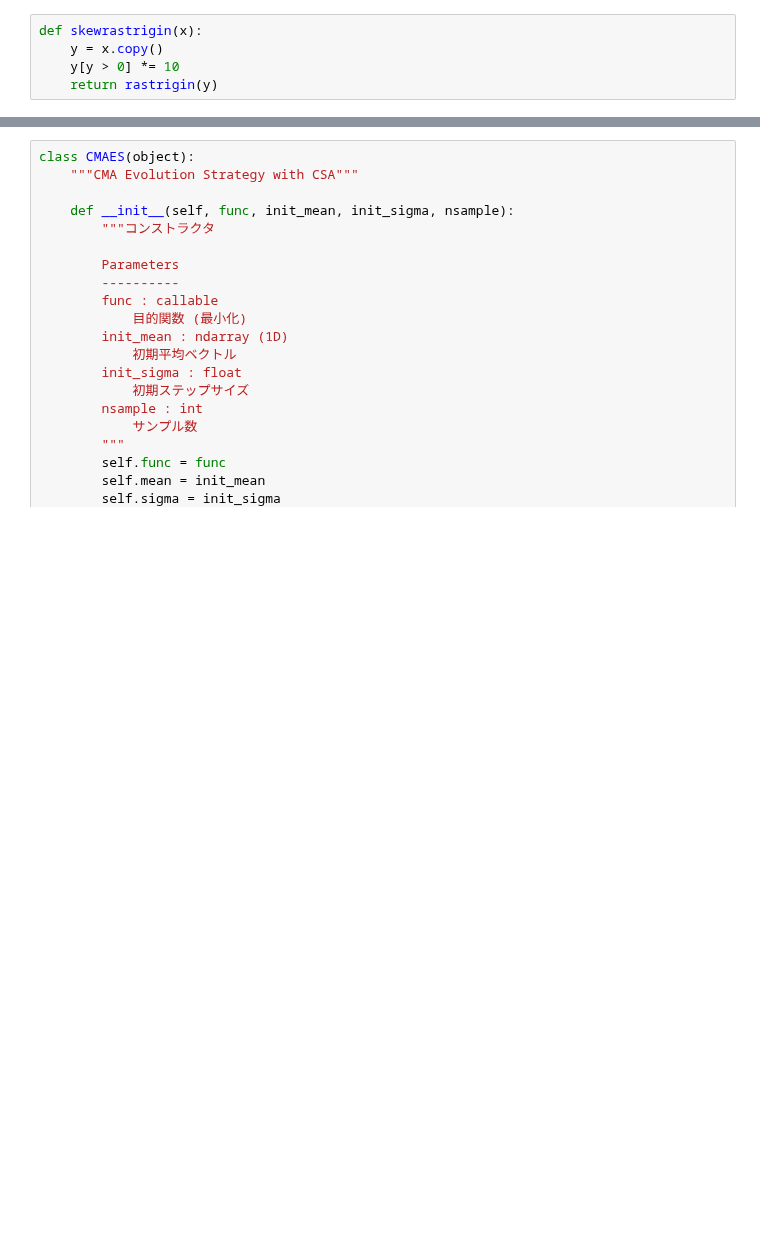
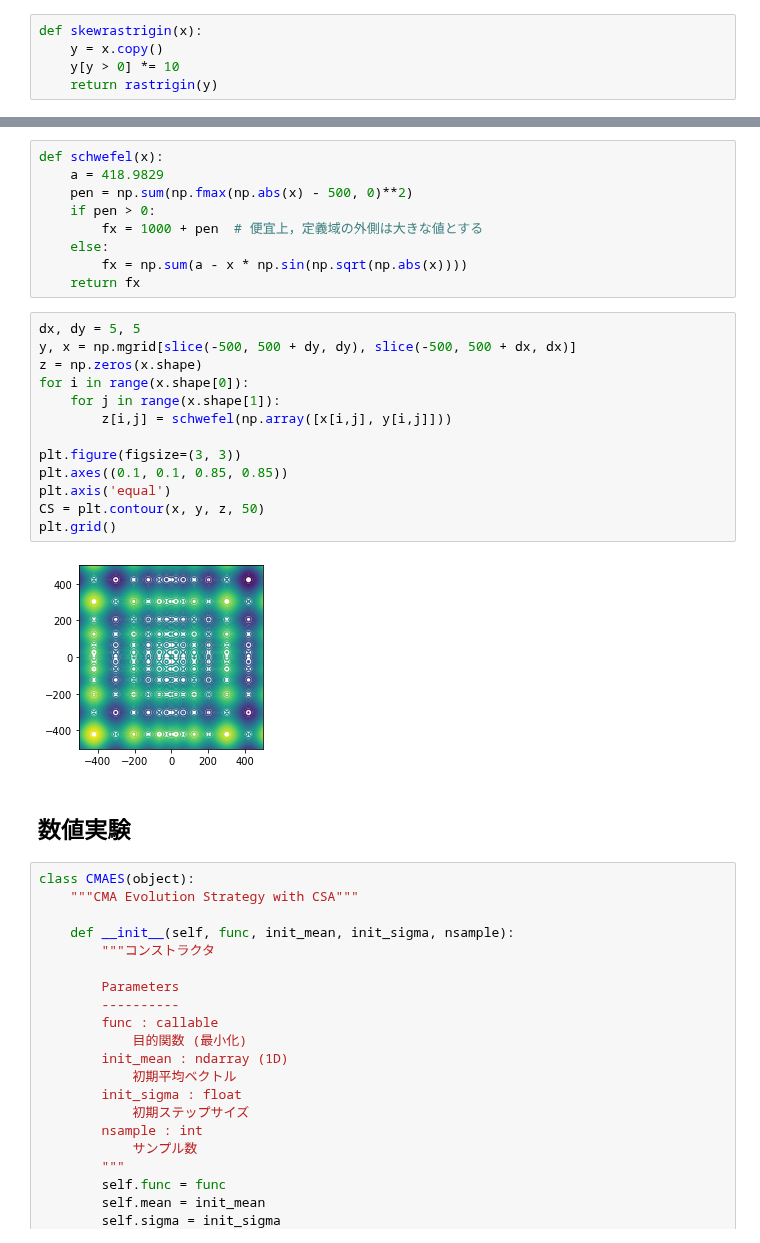
Before and after one commit to akimotolab/CMAES_Tutorial, a Jupyter notebook: 5_multimodality.ipynb, the cells around one changed output, grey strips where cells are left out. Cells and saved outputs as stored; diff of their text form; blank space fills up the shorter version.

```diff
--- a/5_multimodality.ipynb
+++ b/5_multimodality.ipynb
@@ -94,3 +151,29 @@ plt.grid()
+# %%
+def schwefel(x):
+    a = 418.9829
+    pen = np.sum(np.fmax(np.abs(x) - 500, 0)**2)
+    if pen > 0:
+        fx = 1000 + pen  # 便宜上，定義域の外側は大きな値とする
+    else:
+        fx = np.sum(a - x * np.sin(np.sqrt(np.abs(x))))
+    return fx
+# %%
+dx, dy = 5, 5
+y, x = np.mgrid[slice(-500, 500 + dy, dy), slice(-500, 500 + dx, dx)]
+z = np.zeros(x.shape)
+for i in range(x.shape[0]):
+    for j in range(x.shape[1]):
+        z[i,j] = schwefel(np.array([x[i,j], y[i,j]]))
+
+plt.figure(figsize=(3, 3))
+plt.axes((0.1, 0.1, 0.85, 0.85))
+plt.axis('equal')
+CS = plt.contour(x, y, z, 50)
+plt.grid()
+# %% [output]
+[figure, added]
+# %% [markdown]
+## 数値実験
 # %%
 class CMAES(object):
     """CMA Evolution Strategy with CSA"""
```
Also changed, not shown: parts of 21 cells of this notebook.
